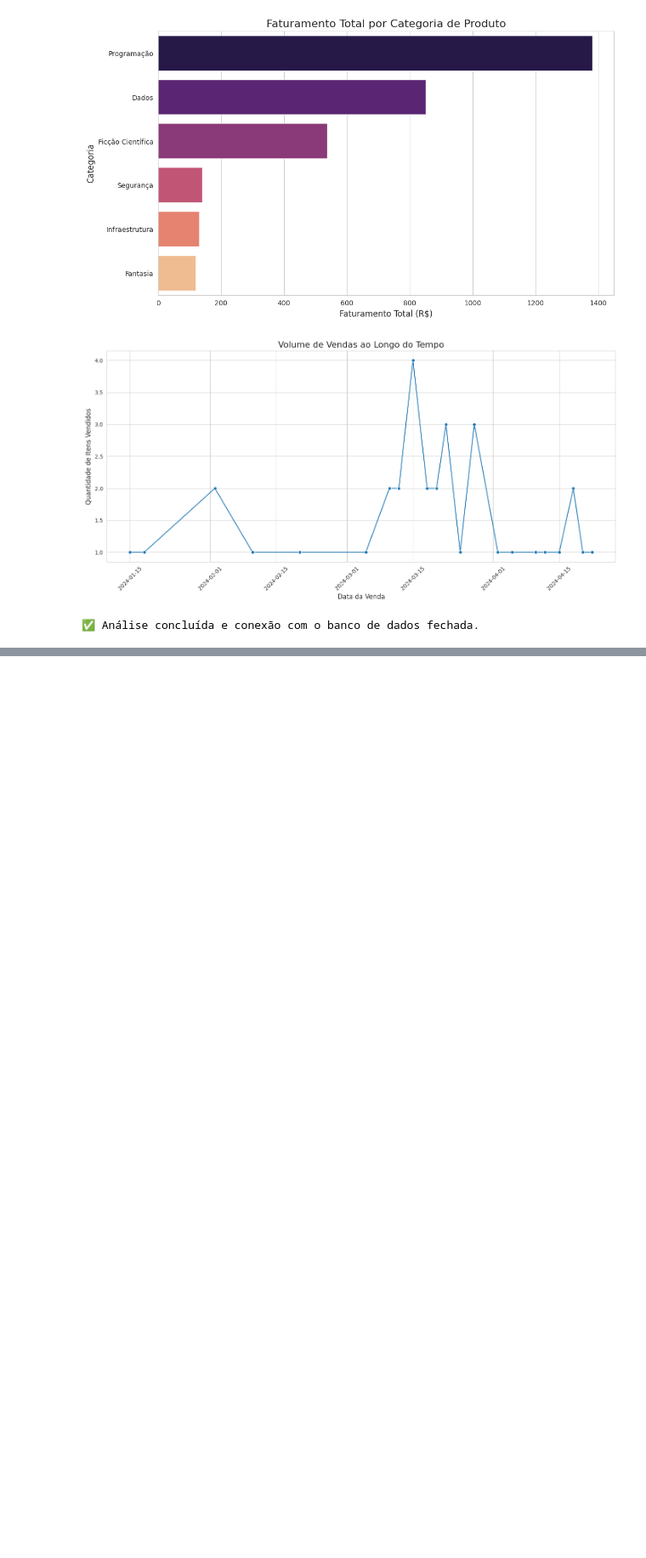
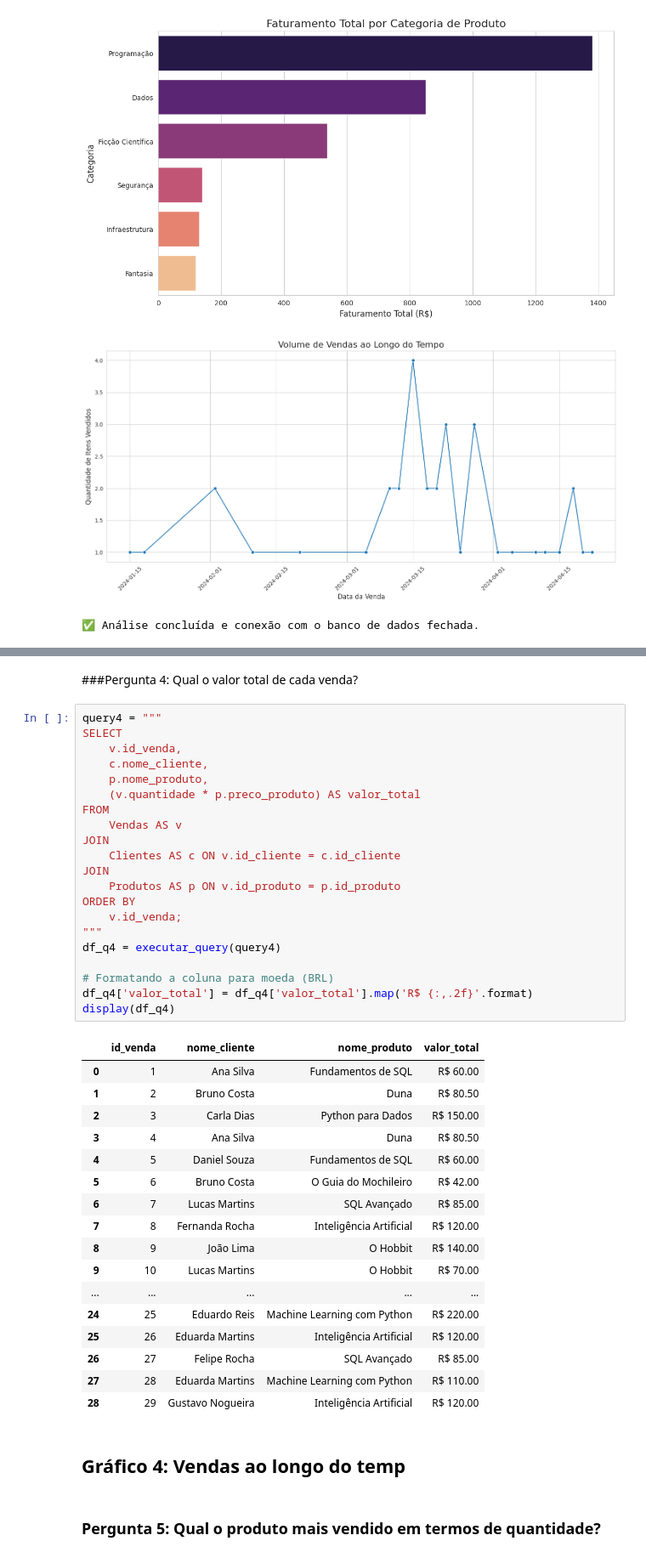
Before and after one commit to larissalvesds/projeto02-sql, a Jupyter notebook: Notebook_de_Análise_de_Vendas_no_Colab.ipynb, the cells around one changed output, grey strips where cells are left out. Shown at 85% size. Saved outputs shown, nothing was run; the diff lists cells and outputs as text; blank space fills up the shorter version.

```diff
--- a/Notebook_de_Análise_de_Vendas_no_Colab.ipynb
+++ b/Notebook_de_Análise_de_Vendas_no_Colab.ipynb
@@ -327,0 +702,45 @@ Passing `palette` without assigning `hue` is deprecated and will be removed in v
+# %% [markdown]
+###Pergunta 4: Qual o valor total de cada venda?
+# %%
+query4 = """
+SELECT
+    v.id_venda,
+    c.nome_cliente,
+    p.nome_produto,
+    (v.quantidade * p.preco_produto) AS valor_total
+FROM
+    Vendas AS v
+JOIN
+    Clientes AS c ON v.id_cliente = c.id_cliente
+JOIN
+    Produtos AS p ON v.id_produto = p.id_produto
+ORDER BY
+    v.id_venda;
+"""
+df_q4 = executar_query(query4)
+
+# Formatando a coluna para moeda (BRL)
+df_q4['valor_total'] = df_q4['valor_total'].map('R$ {:,.2f}'.format)
+display(df_q4)
+# %% [output]
+|  | id_venda | nome_cliente | nome_produto | valor_total |
+| 0 | 1 | Ana Silva | Fundamentos de SQL | R$ 60.00 |
+| 1 | 2 | Bruno Costa | Duna | R$ 80.50 |
+| 2 | 3 | Carla Dias | Python para Dados | R$ 150.00 |
+| 3 | 4 | Ana Silva | Duna | R$ 80.50 |
+| 4 | 5 | Daniel Souza | Fundamentos de SQL | R$ 60.00 |
+| 5 | 6 | Bruno Costa | O Guia do Mochileiro | R$ 42.00 |
+| 6 | 7 | Lucas Martins | SQL Avançado | R$ 85.00 |
+| 7 | 8 | Fernanda Rocha | Inteligência Artificial | R$ 120.00 |
+| 8 | 9 | João Lima | O Hobbit | R$ 140.00 |
+| 9 | 10 | Lucas Martins | O Hobbit | R$ 70.00 |
+| ... | ... | ... | ... | ... |
+| 24 | 25 | Eduardo Reis | Machine Learning com Python | R$ 220.00 |
+| 25 | 26 | Eduarda Martins | Inteligência Artificial | R$ 120.00 |
+| 26 | 27 | Felipe Rocha | SQL Avançado | R$ 85.00 |
+| 27 | 28 | Eduarda Martins | Machine Learning com Python | R$ 110.00 |
+| 28 | 29 | Gustavo Nogueira | Inteligência Artificial | R$ 120.00 |
+# %% [markdown]
+## Gráfico 4: Vendas ao longo do temp
+# %% [markdown]
+### Pergunta 5: Qual o produto mais vendido em termos de quantidade?
```
Also changed, not shown: parts of 35 cells of this notebook.
